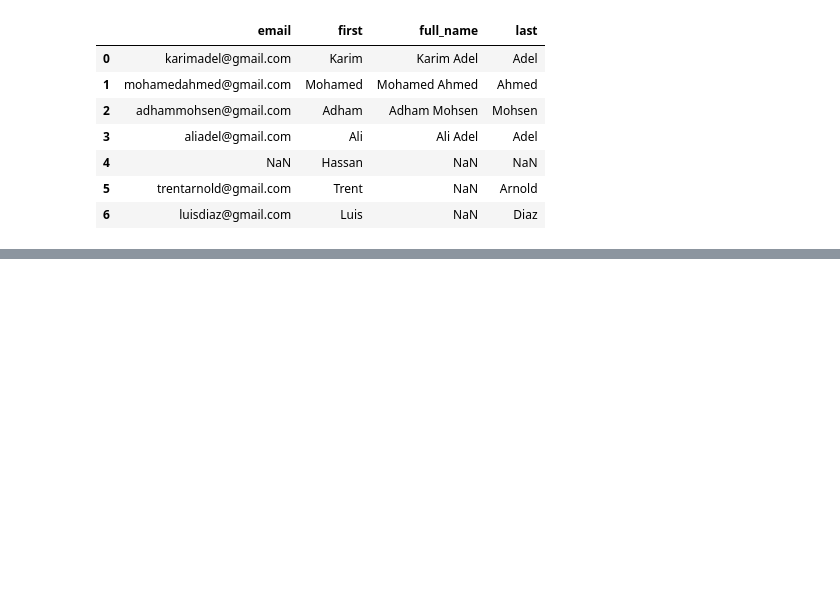
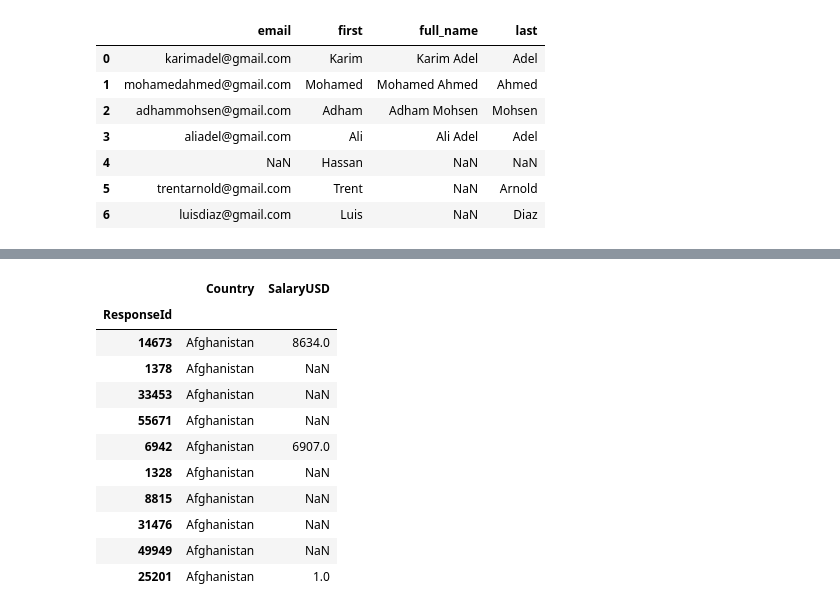
Before and after one commit to kareem121004/PythonDataScienceHub, a Jupyter notebook: Pandas/Pandas_Tutorial.ipynb, the cells around one changed output, grey strips where cells are left out. Drawn from its saved outputs; the diff is of its cells as text; code cells hidden in the pictures; blank space fills up the shorter version.

```diff
--- a/Pandas/Pandas_Tutorial.ipynb
+++ b/Pandas/Pandas_Tutorial.ipynb
@@ -912,0 +1005,16 @@ df
+# %%
+df.rename(columns={"ConvertedCompYearly" : "SalaryUSD"}, inplace=True)
+df[["Country", "SalaryUSD"]].head(10)
+# %% [output]
+|  | Country | SalaryUSD |
+| ResponseId |  |  |
+| 14673 | Afghanistan | 8634.0 |
+| 1378 | Afghanistan | NaN |
+| 33453 | Afghanistan | NaN |
+| 55671 | Afghanistan | NaN |
+| 6942 | Afghanistan | 6907.0 |
+| 1328 | Afghanistan | NaN |
+| 8815 | Afghanistan | NaN |
+| 31476 | Afghanistan | NaN |
+| 49949 | Afghanistan | NaN |
+| 25201 | Afghanistan | 1.0 |
```
Also changed, not shown: parts of 27 cells of this notebook.
